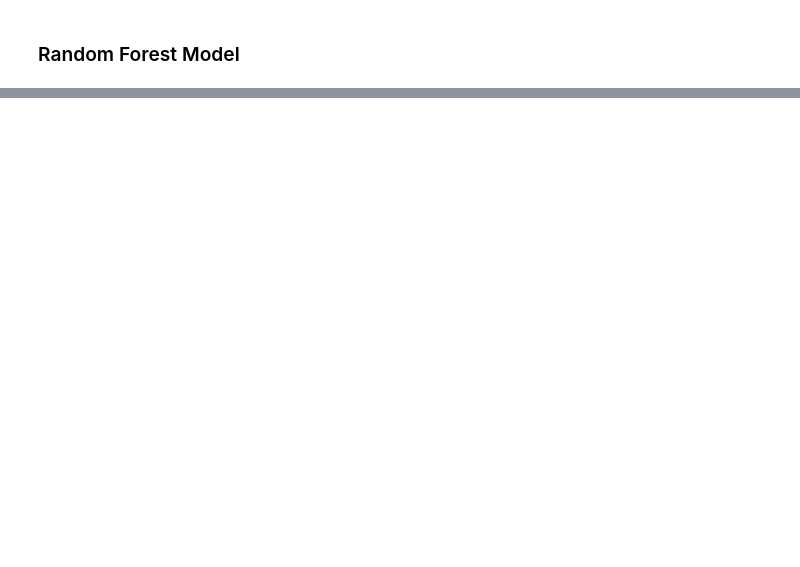
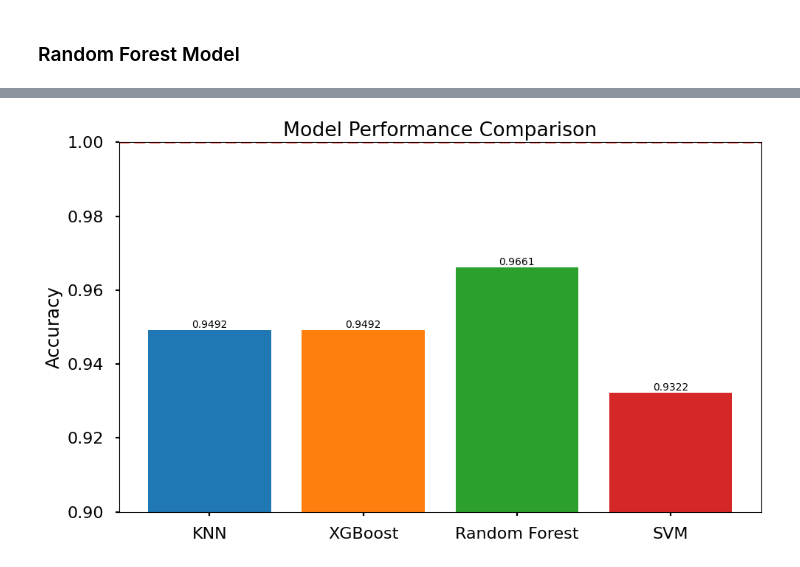
Before and after one commit to TheAhmedHazem/PDisease-ML, a Jupyter notebook: trial#1.ipynb, the cells around one changed output, grey strips where cells are left out. Drawn from its saved outputs; the diff is of its cells as text; code cells hidden in the pictures; blank space fills up the shorter version.

Commit message:
added a barchart for model accuracy comparison

```diff
--- a/trial#1.ipynb
+++ b/trial#1.ipynb
@@ -415,0 +227,34 @@ SVMScore
+# %%
+# Model performance data
+models = ['KNN', 'XGBoost', 'Random Forest', 'SVM']
+accuracies = [0.9491525423728814, 0.9491525423728814, 0.9661016949152542, 0.9322033898305084]
+
+# Create bar chart
+fig, ax = plt.subplots(figsize=(10, 6))
+bars = ax.bar(models, accuracies, color=['#1f77b4', '#ff7f0e', '#2ca02c', '#d62728'])
+
+# Customize the chart
+ax.set_ylabel('Accuracy')
+ax.set_title('Model Performance Comparison')
+ax.set_ylim(0.9, 1.0)  # Set y-axis to start from 0.9 for better visibility of differences
+
+# Add value labels on the bars
+for bar in bars:
+    height = bar.get_height()
+    ax.text(bar.get_x() + bar.get_width()/2., height,
+            f'{height:.4f}',
+            ha='center', va='bottom')
+
+# Add a horizontal line at y=1 for reference
+ax.axhline(y=1, color='r', linestyle='--', alpha=0.7)
+
+# Improve layout
+plt.tight_layout()
+
+# Show the plot
+plt.show()
+
+# Optionally, save the figure
+# plt.savefig('model_comparison.png', dpi=300, bbox_inches='tight')
+# %% [output]
+[figure, added]
```
Also changed, not shown: parts of 34 cells of this notebook.
